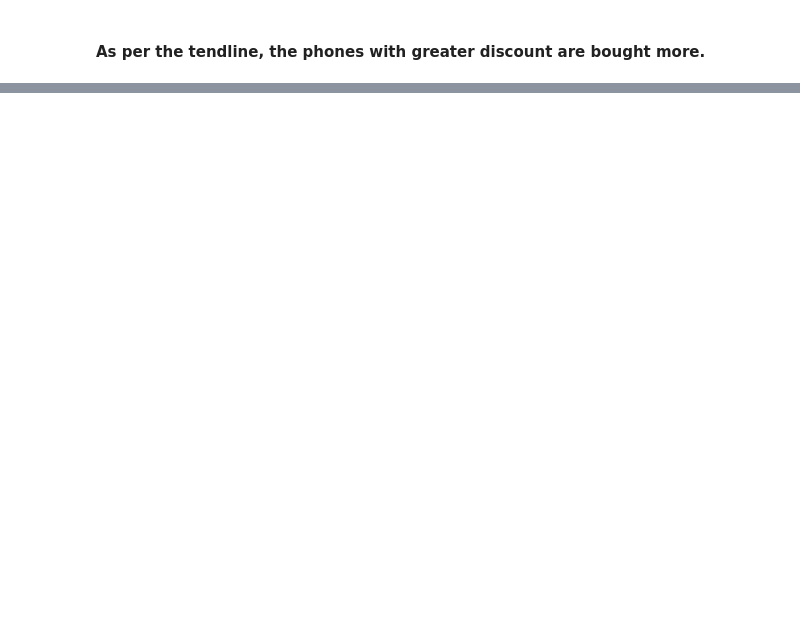
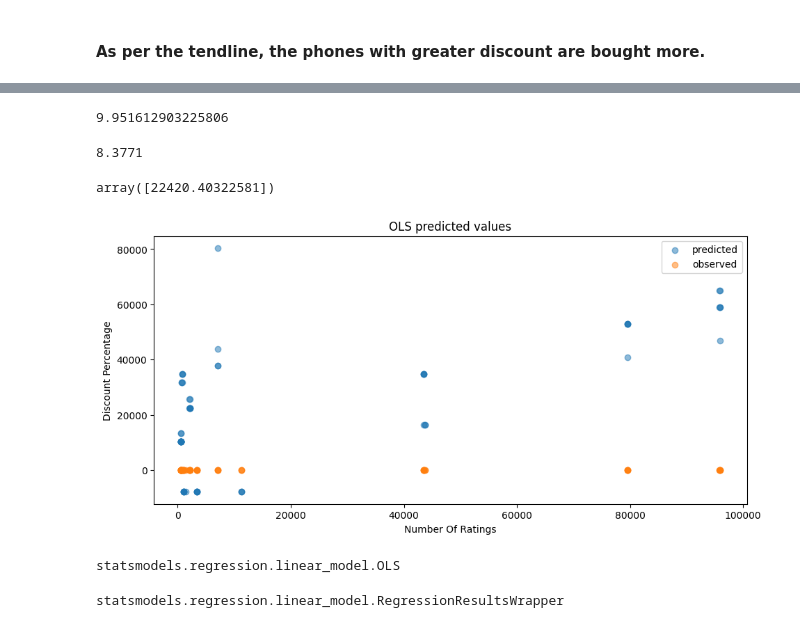
Before and after one commit to aayushbhardwajj/API_Based_Web_Scraping, a Jupyter notebook: econometrics/econometrics_methods.ipynb, the cells around one changed output, grey strips where cells are left out. Saved outputs shown, nothing was run; the diff lists cells and outputs as text; code cells hidden in the pictures; blank space fills up the shorter version.

```diff
--- a/econometrics/econometrics_methods.ipynb
+++ b/econometrics/econometrics_methods.ipynb
@@ -171,2 +171,15 @@ plt.show()
 # %% [markdown]
 #### As per the tendline, the phones with greater discount are bought more.
+# %%
+%matplotlib inline
+import matplotlib.pyplot as plt
+plt.rcParams["figure.figsize"] = (11, 5)  #set default figure size
+import numpy as np
+import pandas as pd
+import statsmodels.api as sm
+from statsmodels.iolib.summary2 import summary_col
+# from statsmodels.sandbox.regression.ivreg import IV2SLS
+# from linearmodels.iv import IV2SLS
+# %%
+Data['const'] = 1
+Data.head()
@@ -172,0 +193,4 @@ plt.show()
+# %%
+reg1 = sm.OLS(endog=Data['Number Of Ratings'], exog=Data[['const', 'Discount Percentage']], \
+    missing='drop')
+type(reg1)
@@ -172,0 +199,3 @@ plt.show()
+# %%
+results = reg1.fit()
+type(results)
@@ -172,0 +224,48 @@ plt.show()
+# %%
+mean_expr = np.mean(Data['Discount Percentage'])
+mean_expr
+# %% [output]
+9.951612903225806
+# %%
+predicted_Discount = 4.63 + 0.53 * 7.07
+predicted_Discount
+# %% [output]
+8.3771
+# %%
+results.predict(exog=[1, mean_expr])
+# %% [output]
+array([22420.40322581])
+# %%
+# Drop missing observations from whole sample
+
+df2_plot = Data.dropna(subset=['Discount Percentage', 'Number Of Ratings'])
+
+# Plot predicted values
+
+fix, ax = plt.subplots()
+ax.scatter(df2_plot['Number Of Ratings'], results.predict(), alpha=0.5,
+        label='predicted')
+
+# Plot observed values
+
+ax.scatter(df2_plot['Number Of Ratings'], df2_plot['Discount Percentage'], alpha=0.5,
+        label='observed')
+
+ax.legend()
+ax.set_title('OLS predicted values')
+ax.set_xlabel('Number Of Ratings')
+ax.set_ylabel('Discount Percentage')
+plt.show()
+# %% [output]
+[figure, added]
+# %%
+reg2 = sm.OLS(endog=Data['Number Of Ratings'], exog=Data[['const', 'Sale Price']], \
+    missing='drop')
+type(reg2)
+# %% [output]
+statsmodels.regression.linear_model.OLS
+# %%
+results2 = reg2.fit()
+type(results2)
+# %% [output]
+statsmodels.regression.linear_model.RegressionResultsWrapper
```
Also changed, not shown: parts of 16 cells of this notebook, 2 other files.
